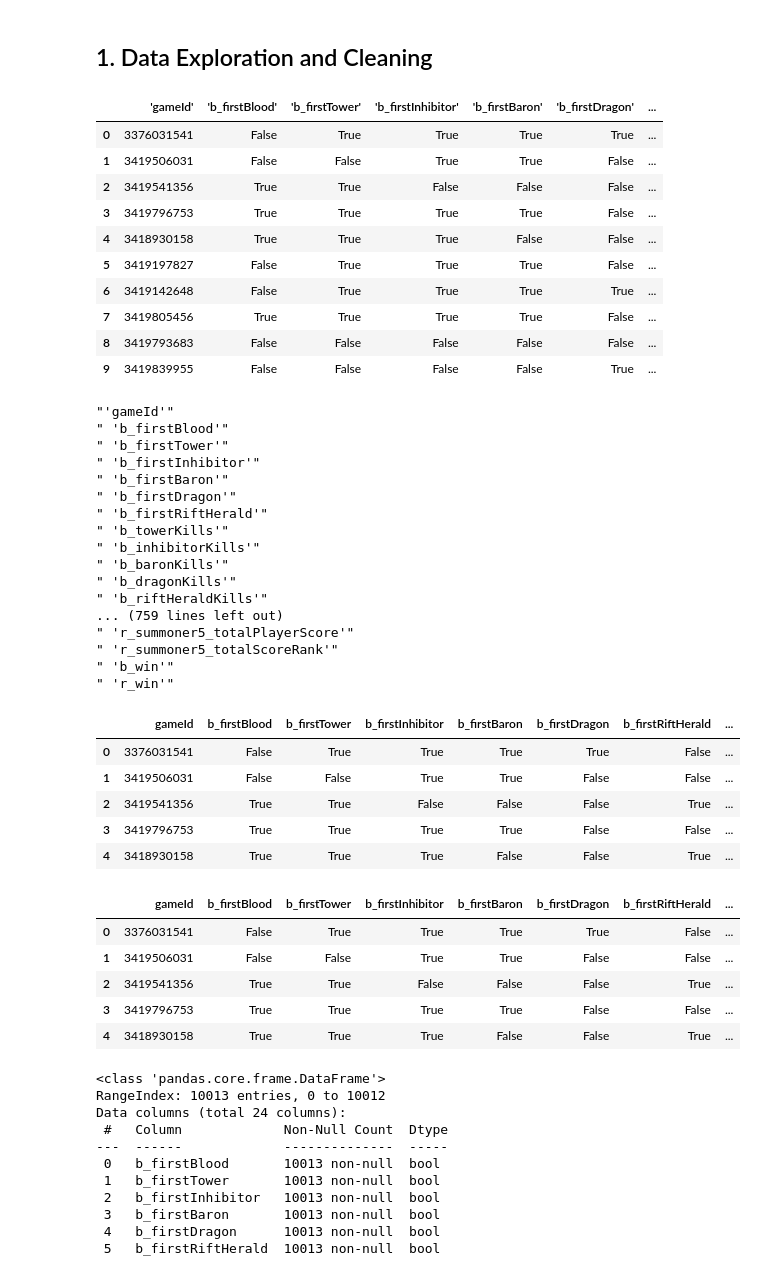
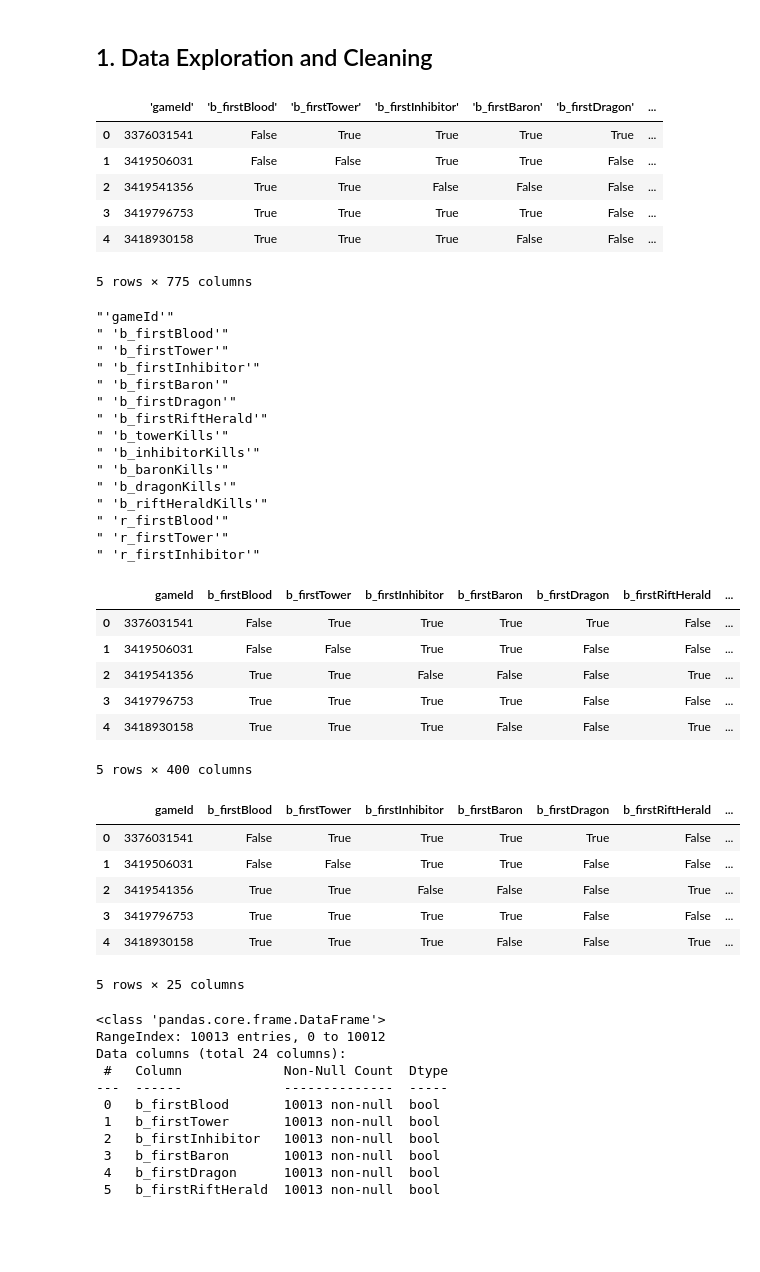
Before and after one commit to Lotus-baumgarner/Forever_Red_Vs_Blue, a Jupyter notebook: LeagueOfLegends.ipynb, the cells around one changed output. Drawn from its saved outputs; the diff is of its cells as text; code cells hidden in the pictures; blank space fills up the shorter version.

```diff
--- a/LeagueOfLegends.ipynb
+++ b/LeagueOfLegends.ipynb
@@ -9,35 +32,32 @@ __By Lotus Baumgarner__
 # Data manipulation
 import numpy as np
 import pandas as pd
+from pprint import pprint
+
 
 # Data visualization
 import matplotlib.pyplot as plt
 %matplotlib inline
 import seaborn as sns
 sns.set_style('darkgrid')
-
-pd.set_option('display.max_rows', None)  # Displays all rows
-pd.set_option('display.max_columns', None)  # Displays all columns
 # %%
 # Loaded in Original Data Set and viewed first ten rows
 df = pd.read_csv('C:\\Users\\lotus\\Documents\\Personal_Projects\\League_of_Legends\\Data\\training_data.csv')
 
-df.head(10)
+df.head()
 # %% [output]
 |  | 'gameId' | 'b_firstBlood' | 'b_firstTower' | 'b_firstInhibitor' | 'b_firstBaron' | 'b_firstDragon' | ... |
 | 0 | 3376031541 | False | True | True | True | True | ... |
 | 1 | 3419506031 | False | False | True | True | False | ... |
 | 2 | 3419541356 | True | True | False | False | False | ... |
 | 3 | 3419796753 | True | True | True | True | False | ... |
 | 4 | 3418930158 | True | True | True | False | False | ... |
-| 5 | 3419197827 | False | True | True | True | False | ... |
-| 6 | 3419142648 | False | True | True | True | True | ... |
-| 7 | 3419805456 | True | True | True | True | False | ... |
-| 8 | 3419793683 | False | False | False | False | False | ... |
-| 9 | 3419839955 | False | False | False | False | True | ... |
+5 rows × 775 columns
 # %%
 # Used a For Loop to print the actual content of the column names to look for extra characters or white spaces.
-for col in df.columns:
+
+
+for col in df.columns[:15]:
     print(repr(col))
 # %% [output]
 "'gameId'"
@@ -52,11 +72,9 @@ for col in df.columns:
 " 'b_baronKills'"
 " 'b_dragonKills'"
 " 'b_riftHeraldKills'"
-... (759 lines left out)
-" 'r_summoner5_totalPlayerScore'"
-" 'r_summoner5_totalScoreRank'"
-" 'b_win'"
-" 'r_win'"
+" 'r_firstBlood'"
+" 'r_firstTower'"
+" 'r_firstInhibitor'"
 # %%
 # Used the strip string method to remove unwanted white spaces
 df.columns = df.columns.str.strip()
@@ -102,6 +120,7 @@ df.head()
 | 2 | 3419541356 | True | True | False | False | False | True | ... |
 | 3 | 3419796753 | True | True | True | True | False | False | ... |
 | 4 | 3418930158 | True | True | True | False | False | True | ... |
+5 rows × 400 columns
 # %%
 # Dropped all of the columns from individual Summoners 1-5 from the Red Team
 df = df.drop(columns=[
@@ -139,6 +158,7 @@ df.head()
 | 2 | 3419541356 | True | True | False | False | False | True | ... |
 | 3 | 3419796753 | True | True | True | True | False | False | ... |
 | 4 | 3418930158 | True | True | True | False | False | True | ... |
+5 rows × 25 columns
 # %%
 # Dropped the Game ID column as it was not needed
 df = df.drop(columns=['gameId'], axis=1)
```
Also changed, not shown: parts of 10 cells of this notebook.
